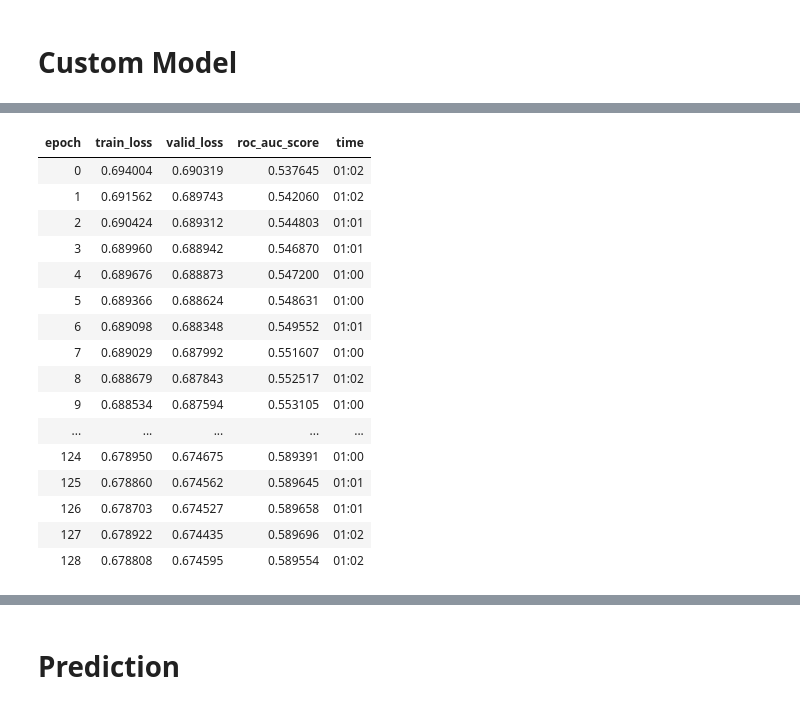
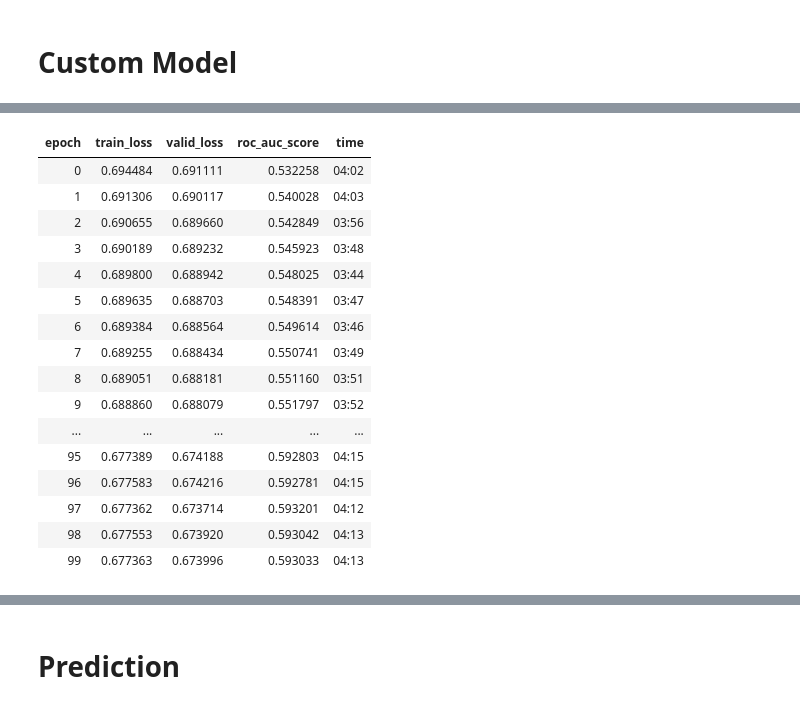
Before and after one commit to sapthrishi/kaggle-jane-street-market-prediction, a Jupyter notebook: Fastai-Embedding-Resnet.ipynb, the cells around one changed output, grey strips where cells are left out. Saved outputs shown, nothing was run; the diff lists cells and outputs as text; code cells hidden in the pictures.

```diff
--- a/Fastai-Embedding-Resnet.ipynb
+++ b/Fastai-Embedding-Resnet.ipynb
@@ -256,7 +271,7 @@ class Resnet (nn.Module):
 # %%
 class Emb_Resnet_Model (nn.Module):
 
-    def __init__(self, embed_dim=(N_FEAT_TAGS//2+1), csv_file='../input/jane-street-market-prediction/features.csv'):
+    def __init__(self, embed_dim=N_FEAT_TAGS, csv_file='../input/jane-street-market-prediction/features.csv'):
 
         super (Emb_Resnet_Model, self).__init__()
         global N_FEAT_TAGS
@@ -279,9 +294,9 @@ class Emb_Resnet_Model (nn.Module):
         self.tag_embedding = nn.Embedding (N_FEAT_TAGS+1, embed_dim) # create a special tag if not known tag for any feature
         self.tag_weights   = nn.Linear (N_FEAT_TAGS, 1)
 
-        drop_prob          = 0.2
-        self.ffn           = Resnet (130+embed_dim, drop_prob)
-        self.outDense      = nn.Linear (130+embed_dim, 5)
+        drop_prob          = 0.5
+        self.ffn           = Resnet (130+embed_dim, 350, drop_prob)
+        self.outDense      = nn.Linear (350, 5)
         return
 
     def features2emb (self):
@@ -332,11 +347,17 @@ class Emb_Resnet_Model (nn.Module):
         # return sigmoid probs
         # out_probs = F.sigmoid (out_logits)
         return out_logits
+# %%
+@delegates (torch.optim.AdamW.__init__)
+def pytorch_AdamW (param_groups, **kwargs):
+    return OptimWrapper (torch.optim.AdamW ([{'params': ps, **kwargs} for ps in param_groups]))
 # %%
 # for vanilla NN use this
-# path  = "../input/jane-smooth-mynn5-auc-150x3/Jane_mynn5_auc_150_150_150"
-learn = TabularLearner (DLs, model=Emb_Resnet_Model (),
-                        loss_func=SmoothBCEwLogits (smoothing=0.01), metrics=RocAucMulti ())  #, model_dir='/kaggle/working/')
+# path  = "../input/fastai-embedding-resnet/models/Jane_Embedding_Resnet"
+learn = TabularLearner (DLs, model=Emb_Resnet_Model (), # model_dir='/kaggle/working/',
+                        loss_func=SmoothBCEwLogits (smoothing=0.03), metrics=RocAucMulti (),
+                        opt_func=partial (pytorch_AdamW, lr=0.007, betas=(0.9, 0.999), eps=1e-08, weight_decay=0.01)
+                       )
 # learn = learn.load (path)
 learn.summary ()
 # %% [output]
@@ -386,30 +407,31 @@ lr_min, lr_steep
 # %%
 modelfile = 'Jane_Embedding_Resnet'
 callbacks = [
     EarlyStoppingCallback (monitor='roc_auc_score', min_delta=0.0001, patience=10),
-    SaveModelCallback (monitor='roc_auc_score', fname=modelfile),
-    ReduceLROnPlateau (monitor='roc_auc_score', min_delta=0.0001, factor=2.0, min_lr=1e-7, patience=1),
+    SaveModelCallback     (monitor='roc_auc_score', fname=modelfile),
+    ReduceLROnPlateau     (monitor='roc_auc_score', min_delta=0.0001, factor=2.0, min_lr=1e-7, patience=1),
     GradientClip (0.1)
 ]
 
-epochs  = 130
-lr      = lr_min
-learn.fit_one_cycle (epochs, lr, wd=5e-3, cbs=callbacks)
+epochs = 100
+lr     = lr_min
+learn.fit_one_cycle (epochs, lr, wd=1e-2, cbs=callbacks)
+# learn.fit (epochs, lr, wd=1e-2, cbs=callbacks)
 # %% [output]
 | epoch | train_loss | valid_loss | roc_auc_score | time |
-| 0 | 0.694004 | 0.690319 | 0.537645 | 01:02 |
-| 1 | 0.691562 | 0.689743 | 0.542060 | 01:02 |
-| 2 | 0.690424 | 0.689312 | 0.544803 | 01:01 |
-| 3 | 0.689960 | 0.688942 | 0.546870 | 01:01 |
-| 4 | 0.689676 | 0.688873 | 0.547200 | 01:00 |
-| 5 | 0.689366 | 0.688624 | 0.548631 | 01:00 |
-| 6 | 0.689098 | 0.688348 | 0.549552 | 01:01 |
-| 7 | 0.689029 | 0.687992 | 0.551607 | 01:00 |
-| 8 | 0.688679 | 0.687843 | 0.552517 | 01:02 |
-| 9 | 0.688534 | 0.687594 | 0.553105 | 01:00 |
+| 0 | 0.694484 | 0.691111 | 0.532258 | 04:02 |
+| 1 | 0.691306 | 0.690117 | 0.540028 | 04:03 |
+| 2 | 0.690655 | 0.689660 | 0.542849 | 03:56 |
+| 3 | 0.690189 | 0.689232 | 0.545923 | 03:48 |
+| 4 | 0.689800 | 0.688942 | 0.548025 | 03:44 |
+| 5 | 0.689635 | 0.688703 | 0.548391 | 03:47 |
+| 6 | 0.689384 | 0.688564 | 0.549614 | 03:46 |
+| 7 | 0.689255 | 0.688434 | 0.550741 | 03:49 |
+| 8 | 0.689051 | 0.688181 | 0.551160 | 03:51 |
+| 9 | 0.688860 | 0.688079 | 0.551797 | 03:52 |
 | ... | ... | ... | ... | ... |
-| 124 | 0.678950 | 0.674675 | 0.589391 | 01:00 |
-| 125 | 0.678860 | 0.674562 | 0.589645 | 01:01 |
-| 126 | 0.678703 | 0.674527 | 0.589658 | 01:01 |
-| 127 | 0.678922 | 0.674435 | 0.589696 | 01:02 |
-| 128 | 0.678808 | 0.674595 | 0.589554 | 01:02 |
+| 95 | 0.677389 | 0.674188 | 0.592803 | 04:15 |
+| 96 | 0.677583 | 0.674216 | 0.592781 | 04:15 |
+| 97 | 0.677362 | 0.673714 | 0.593201 | 04:12 |
+| 98 | 0.677553 | 0.673920 | 0.593042 | 04:13 |
+| 99 | 0.677363 | 0.673996 | 0.593033 | 04:13 |
```
Also changed, not shown: parts of 17 cells of this notebook.
